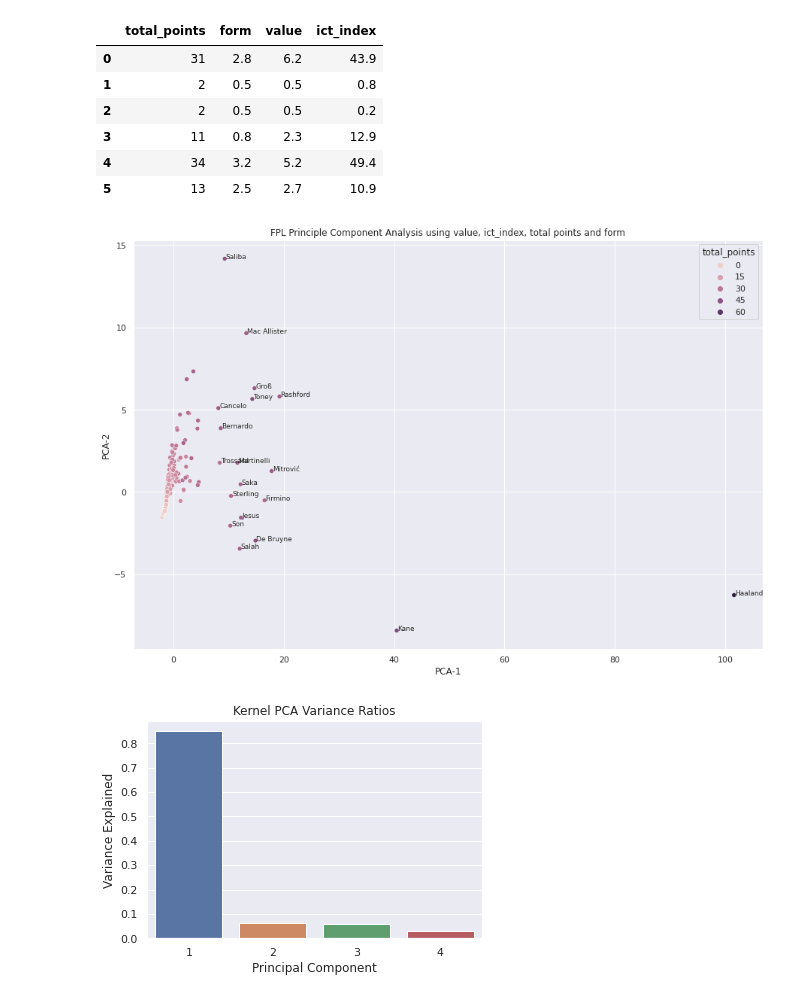
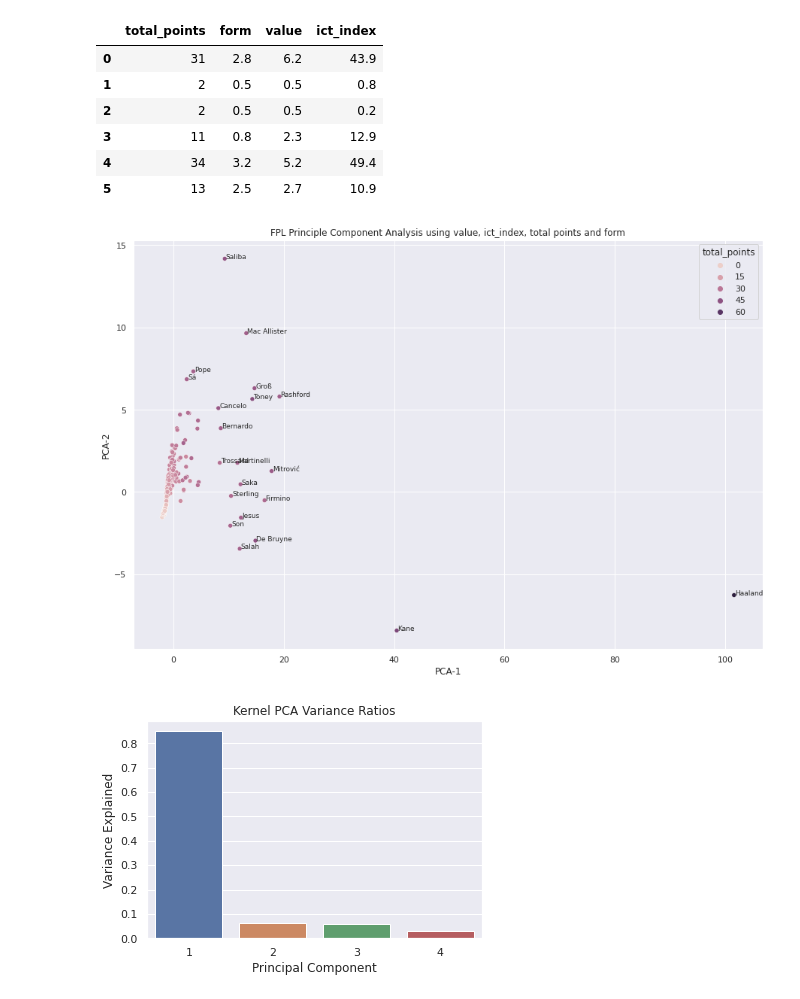
Before and after one commit to SitwalaM/fpl, a Jupyter notebook: notebooks/fpl_eda.ipynb, the cells around one changed output. Saved outputs shown, nothing was run; the diff lists cells and outputs as text; code cells hidden in the pictures.

```diff
--- a/notebooks/fpl_eda.ipynb
+++ b/notebooks/fpl_eda.ipynb
@@ -268,28 +262,28 @@ scaled_df=pd.DataFrame(scaler.fit_transform(scaled_df), columns=scaled_df.column
 # %%
 # try Kernel PCA
 transformer = KernelPCA(n_components=4, kernel='poly')
 
 #fit PCA model to data
 pca_fit_k = transformer.fit(scaled_df)
 
 fig, ax = plt.subplots(figsize=(15,10))
 pipe = Pipeline([('scaler', StandardScaler()), ('pca', pca_fit_k )])
 Xt = pipe.fit_transform(df)
 sns.scatterplot(x=Xt[:,0],y= Xt[:,1], hue=joined_df.total_points, ax = ax, sizes = 50)
 plt.xlabel("PCA-1")
 plt.ylabel("PCA-2")
 plt.title("FPL Principle Component Analysis using value, ict_index, total points and form")
 
 names = joined_df.web_name
 for i, txt in enumerate(names):
-    if Xt[i,0] > 5 :
+    if Xt[i,0] > 5 or  Xt[i,1] > 5:
         ax.annotate(txt, (Xt[i,0]+0.2, Xt[i,1]), fontsize=9)
     else:
         pass
 plt.savefig("../images/pca_plot.png")
 plt.show()
 # %% [output]
-[figure, old version]
+[figure, new version]
 # %%
 PC_values = np.arange(pca_fit_k.n_components) + 1
 explained_variance = np.var(Xt, axis=0)
```
Also changed, not shown: parts of 7 cells of this notebook, 5 other files.
